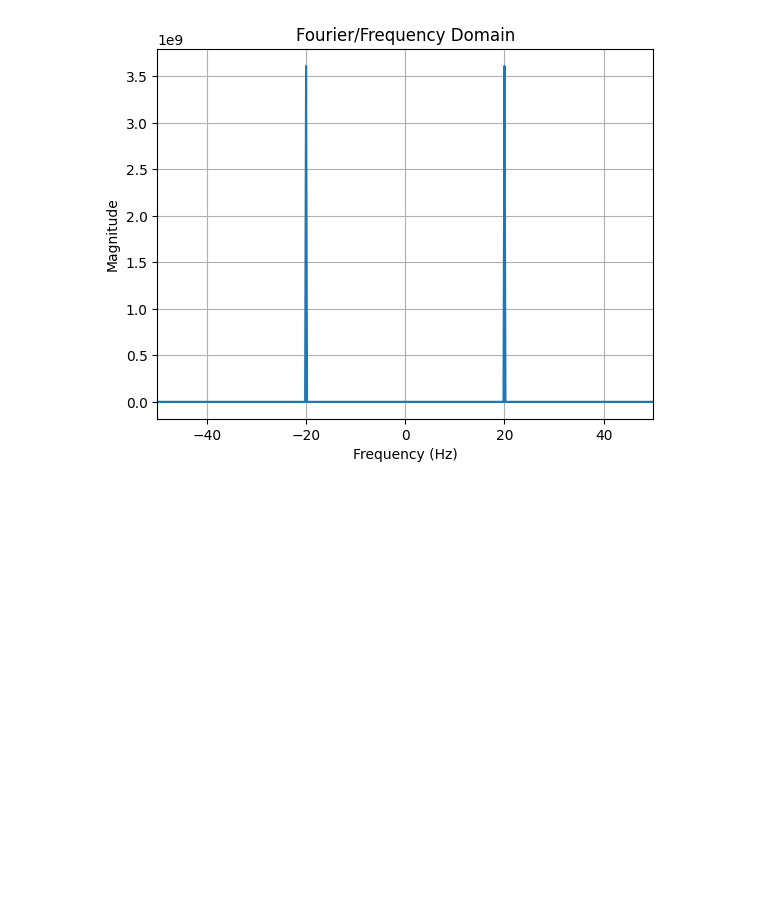
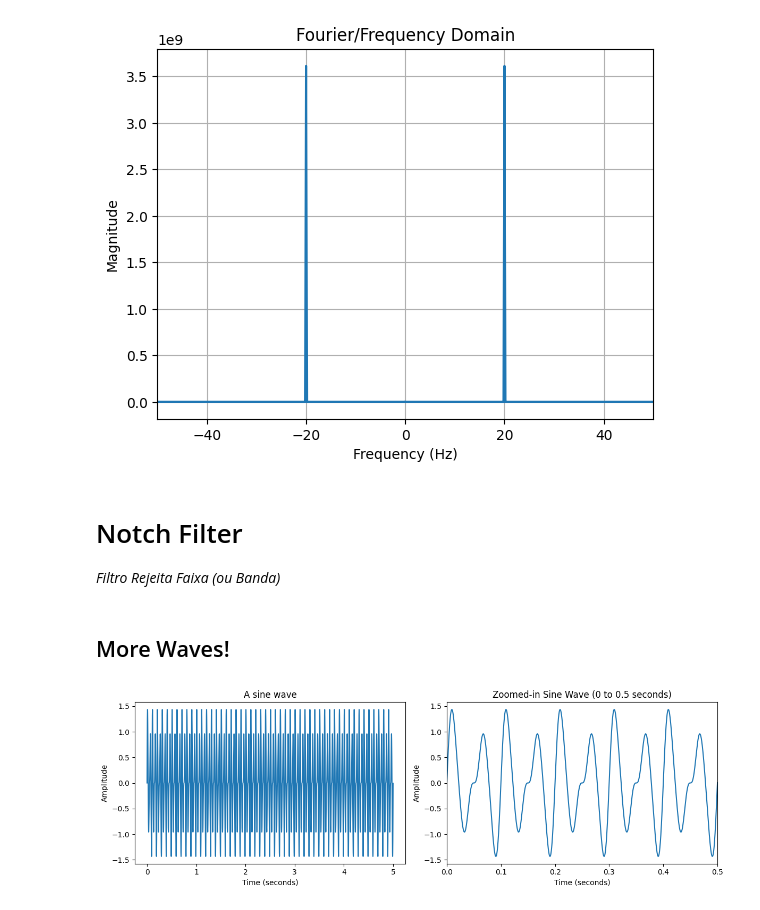
Before and after one commit to mtxslv/audio-processing-with-python, a Jupyter notebook: notebooks/toy_example.ipynb, the cells around one changed output. Saved outputs shown, nothing was run; the diff lists cells and outputs as text; code cells hidden in the pictures; blank space fills up the shorter version.

Commit message:
feat: add composite sine

```diff
--- a/notebooks/toy_example.ipynb
+++ b/notebooks/toy_example.ipynb
@@ -42,0 +44,8 @@ plt.show()
+# %%
+# Generate one sine wave
+sample_rate_for_example = 44100  # Sample rate in samples per second
+duration_for_example = 5   # Duration of the sine wave in seconds
+
+# Generate a frequency_example hertz sine wave that lasts for 5 seconds
+frequency_example = 20
+time_indexes, sine_20 = generate_sine_wave(frequency_example, sample_rate_for_example, duration_for_example)  # 440 Hertz is A (Lá)
@@ -47,3 +60,17 @@ yf_toy, xf_toy = get_fft_transform(normalized_audio, sample_rate_for_example, du
 plot_audio_in_frequency(xf_toy, yf_toy,[-50,50])
 # %% [output]
 [figure]
+# %% [markdown]
+# Notch Filter
+_Filtro Rejeita Faixa (ou Banda)_
+# %% [markdown]
+## More Waves!
+# %%
+# Generate a frequency_example hertz sine wave that lasts for 5 seconds
+_, sine_30 = generate_sine_wave(30, sample_rate_for_example, duration_for_example)  # 440 Hertz is A (Lá)
+_, sine_50 = generate_sine_wave(50, sample_rate_for_example, duration_for_example)
+
+composite_sine = sine_20 + 0.5*sine_30 + 0.1*sine_50
+plot_with_zoom(time_indexes, composite_sine)
+# %% [output]
+[figure, added]
```
Also changed, not shown: parts of 11 cells of this notebook.
